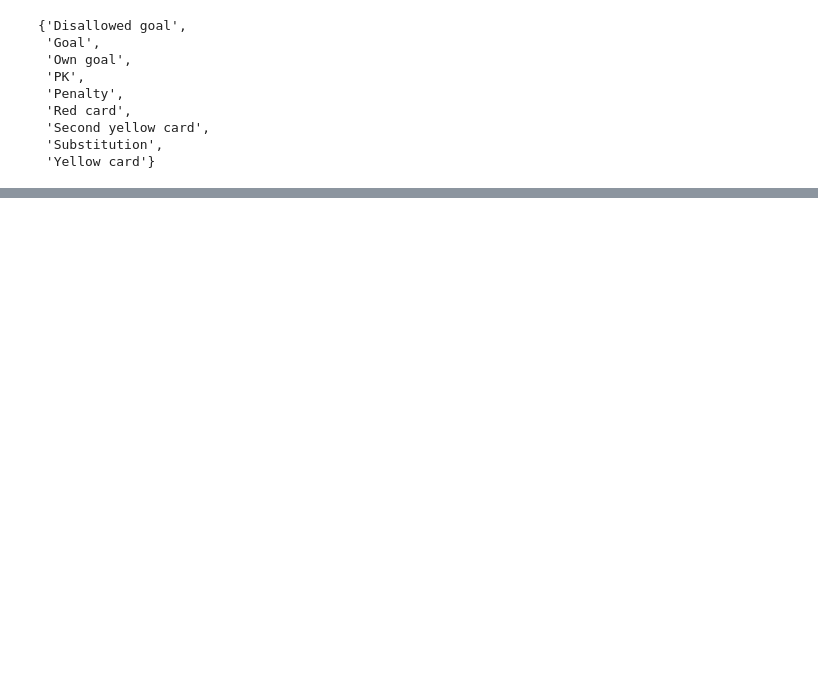
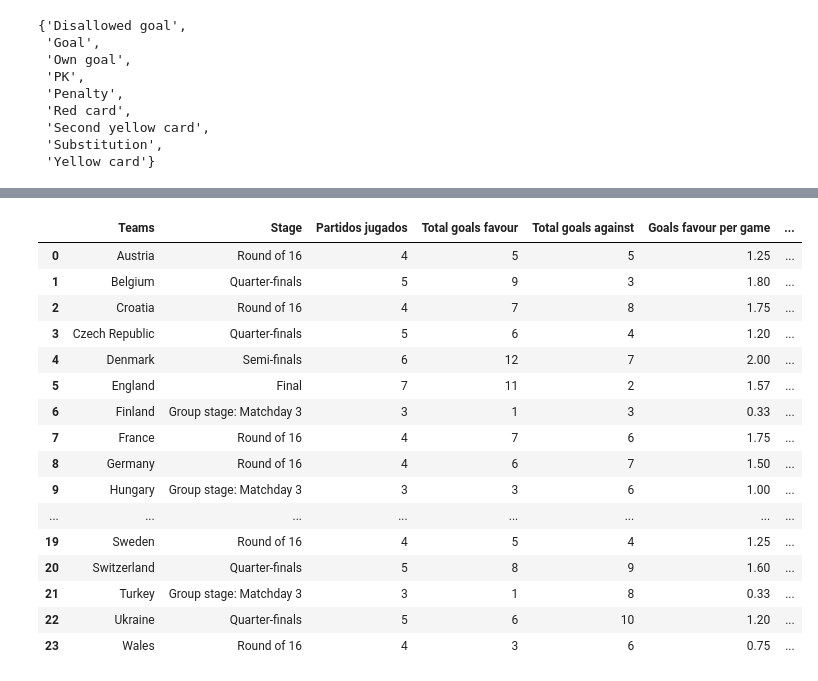
Before and after one commit to Block-Mole/mid_project, a Jupyter notebook: data/Data_cleaning.ipynb, the cells around one changed output, grey strips where cells are left out. Saved outputs shown, nothing was run; the diff lists cells and outputs as text; code cells hidden in the pictures; blank space fills up the shorter version.

```diff
--- a/data/Data_cleaning.ipynb
+++ b/data/Data_cleaning.ipynb
@@ -183,6 +183,7 @@ def no_spaces(data):
 # %%
 df["team_name_home"] = df["team_name_home"].apply(no_spaces)
 df["team_name_away"] = df["team_name_away"].apply(no_spaces)
+df["stage"]  = df["stage"].apply(no_spaces)
 # %%
 #comprobamos que se han eliminado los espacios
 df["team_name_home"][0]
@@ -446,0 +490,12 @@ df_clean
+# %%
+#calculamos la possesion media por partido
+pos_avg = []
+#calculamos la suma de las posesiones por equipo
+pos_sum = []
+for i in teams:
+    l = df_clean[(df_clean["team_name_home"] == i)]["possession_home"].sum()
+    a = df_clean[(df_clean["team_name_away"] == i)]["possession_away"].sum()
+    pos_sum.append(l+a)
+#calculamos la posesion media por partido
+for i,j in zip(pos_sum, matches_total):
+    pos_avg.append(round(i/j,2))
@@ -446,0 +504,11 @@ df_clean
+# %%
+#Calculamos la ultima fase a la que han llegado cada equipo
+last_stage = []
+#creamos una funcion que itere sobre el dataframe y nos retorne cuando se cumpla la condicion
+def stages(team, a,b,c):#duda de *args
+    for i,j,k in zip(a,b,c):
+        if team == j or team == k:
+            return i
+#iteramos sobre teams y creamos la lista correspondiente a la ultima fase que alcanza cada equipo
+for n in teams:
+    last_stage.append(stages(n, df_clean["stage"], df_clean["team_name_home"], df_clean["team_name_away"]))
@@ -467,0 +687,35 @@ events
+# %%
+dfprueb = pd.DataFrame({"Teams": teams,
+                        "Stage" : last_stage,
+                        "Partidos jugados": matches_total,
+                           "Total goals favour": total_goals_favour ,
+                           "Total goals against": total_goals_against ,
+                           "Goals favour per game": goal_mean_favour ,
+                           "Goals against per game": goal_mean_against ,
+                           "Accuracy": eficacia,
+                        "Shots total": total_shots,
+                        "Shots total on target": total_shots_target,
+                           "Shots per game": avg_shots_tot,
+                           "Shots on target per game": avg_shots_target,
+                       "Shots Total against": total_shots_against,
+                           "Shots against per game": avg_shots_against,
+                       "Possession average": pos_avg})
+dfprueb
+# %% [output]
+|  | Teams | Stage | Partidos jugados | Total goals favour | Total goals against | Goals favour per game | ... |
+| 0 | Austria | Round of 16 | 4 | 5 | 5 | 1.25 | ... |
+| 1 | Belgium | Quarter-finals | 5 | 9 | 3 | 1.80 | ... |
+| 2 | Croatia | Round of 16 | 4 | 7 | 8 | 1.75 | ... |
+| 3 | Czech Republic | Quarter-finals | 5 | 6 | 4 | 1.20 | ... |
+| 4 | Denmark | Semi-finals | 6 | 12 | 7 | 2.00 | ... |
+| 5 | England | Final | 7 | 11 | 2 | 1.57 | ... |
+| 6 | Finland | Group stage: Matchday 3 | 3 | 1 | 3 | 0.33 | ... |
+| 7 | France | Round of 16 | 4 | 7 | 6 | 1.75 | ... |
+| 8 | Germany | Round of 16 | 4 | 6 | 7 | 1.50 | ... |
+| 9 | Hungary | Group stage: Matchday 3 | 3 | 3 | 6 | 1.00 | ... |
+| ... | ... | ... | ... | ... | ... | ... | ... |
+| 19 | Sweden | Round of 16 | 4 | 5 | 4 | 1.25 | ... |
+| 20 | Switzerland | Quarter-finals | 5 | 8 | 9 | 1.60 | ... |
+| 21 | Turkey | Group stage: Matchday 3 | 3 | 1 | 8 | 0.33 | ... |
+| 22 | Ukraine | Quarter-finals | 5 | 6 | 10 | 1.20 | ... |
+| 23 | Wales | Round of 16 | 4 | 3 | 6 | 0.75 | ... |
```
Also changed, not shown: parts of 50 cells of this notebook.
